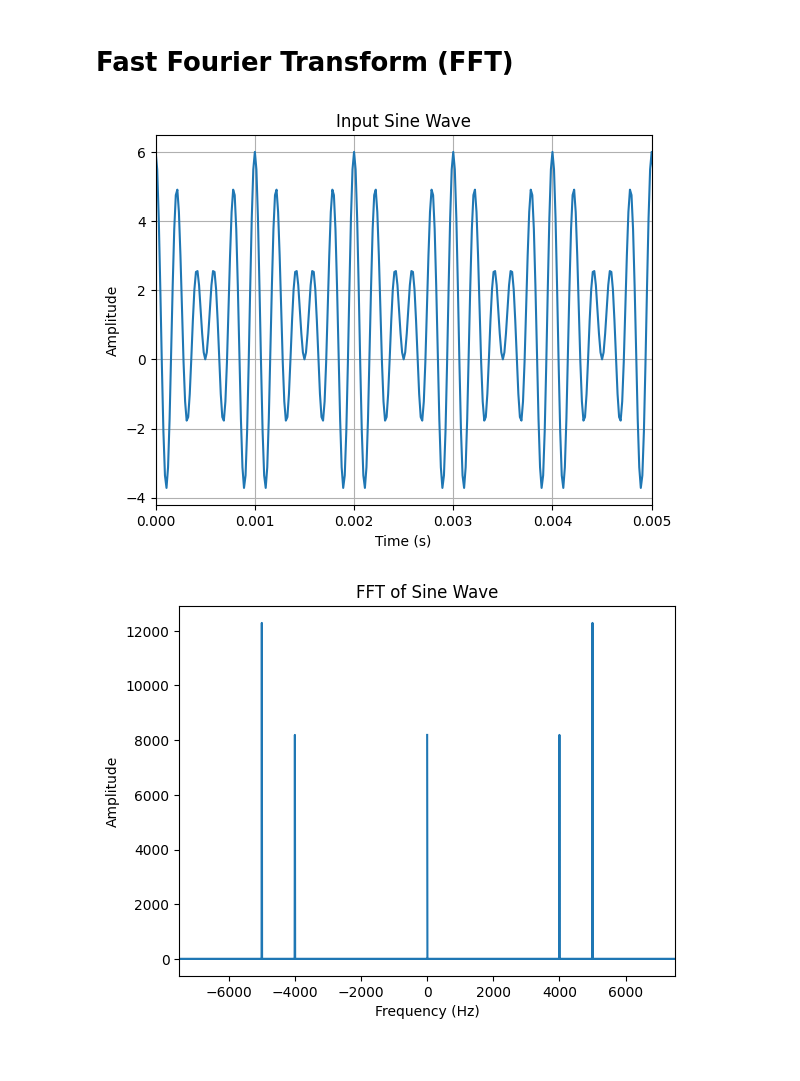
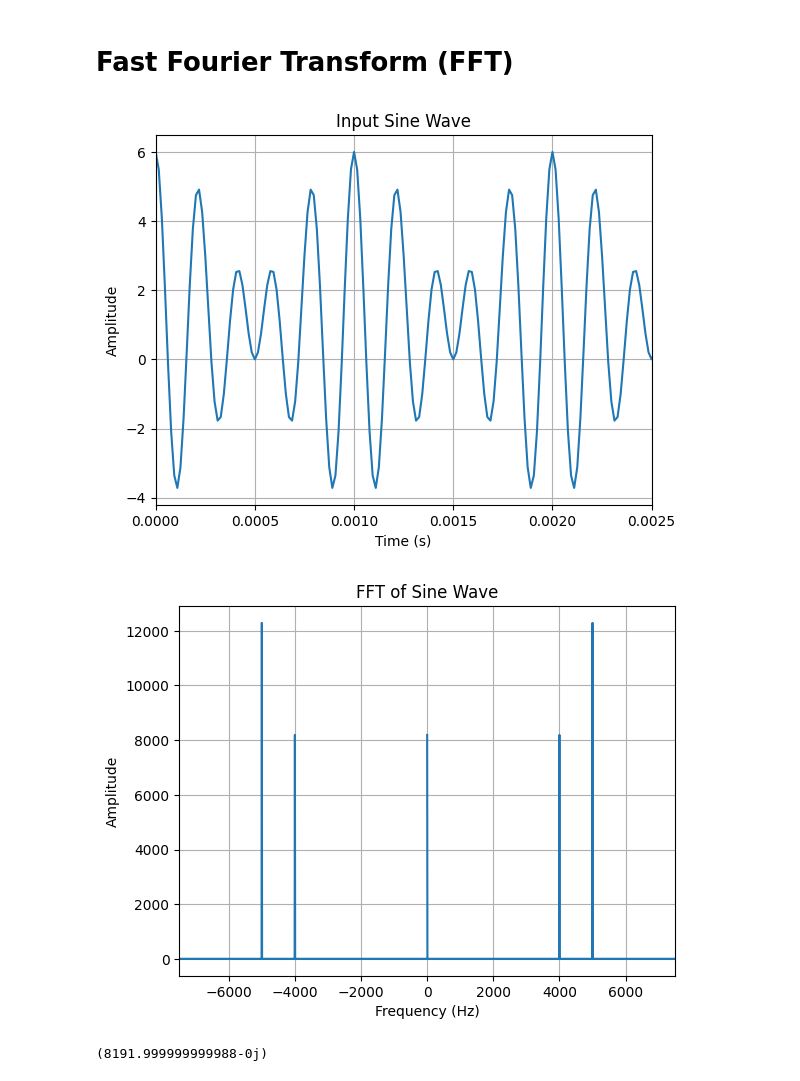
Before and after one commit to ananthapadmanabhan18/Lock_in_Amplifier_with_ExpEyes, a Jupyter notebook: Fourier_testing.ipynb, the cells around one changed output. Cells and saved outputs as stored; diff of their text form; code cells hidden in the pictures.

```diff
--- a/Fourier_testing.ipynb
+++ b/Fourier_testing.ipynb
@@ -19,14 +19,14 @@ for i in range(N_sample):
 # %%
 import matplotlib.pyplot as plt_spacetime
 plt_spacetime.plot(time,sine)
 plt_spacetime.xlabel('Time (s)')
 plt_spacetime.ylabel('Amplitude')
 plt_spacetime.title('Input Sine Wave')
 plt_spacetime.grid(True)
-plt_spacetime.xlim(0,0.005)
+plt_spacetime.xlim(0,0.0025)
 plt_spacetime.show()
 # %% [output]
-[figure, old version]
+[figure, new version]
 # %%
 freq=fftfreq(N_sample,time[1]-time[0])
 sine_fft=fft(sine)
@@ -41,7 +41,12 @@ plt.xlim(-7500,7500)
 plt.title('FFT of Sine Wave')
 plt.xlabel('Frequency (Hz)')
 plt.ylabel('Amplitude')
+plt.grid(True)
 plt.show()
 # %% [output]
-[figure, old version]
+[figure, new version]
+# %%
+print(sine_fft[0])
+# %% [output]
+(8191.999999999988-0j)
 # %%
```
Also changed, not shown: parts of 1 cell of this notebook, 1 other file.
